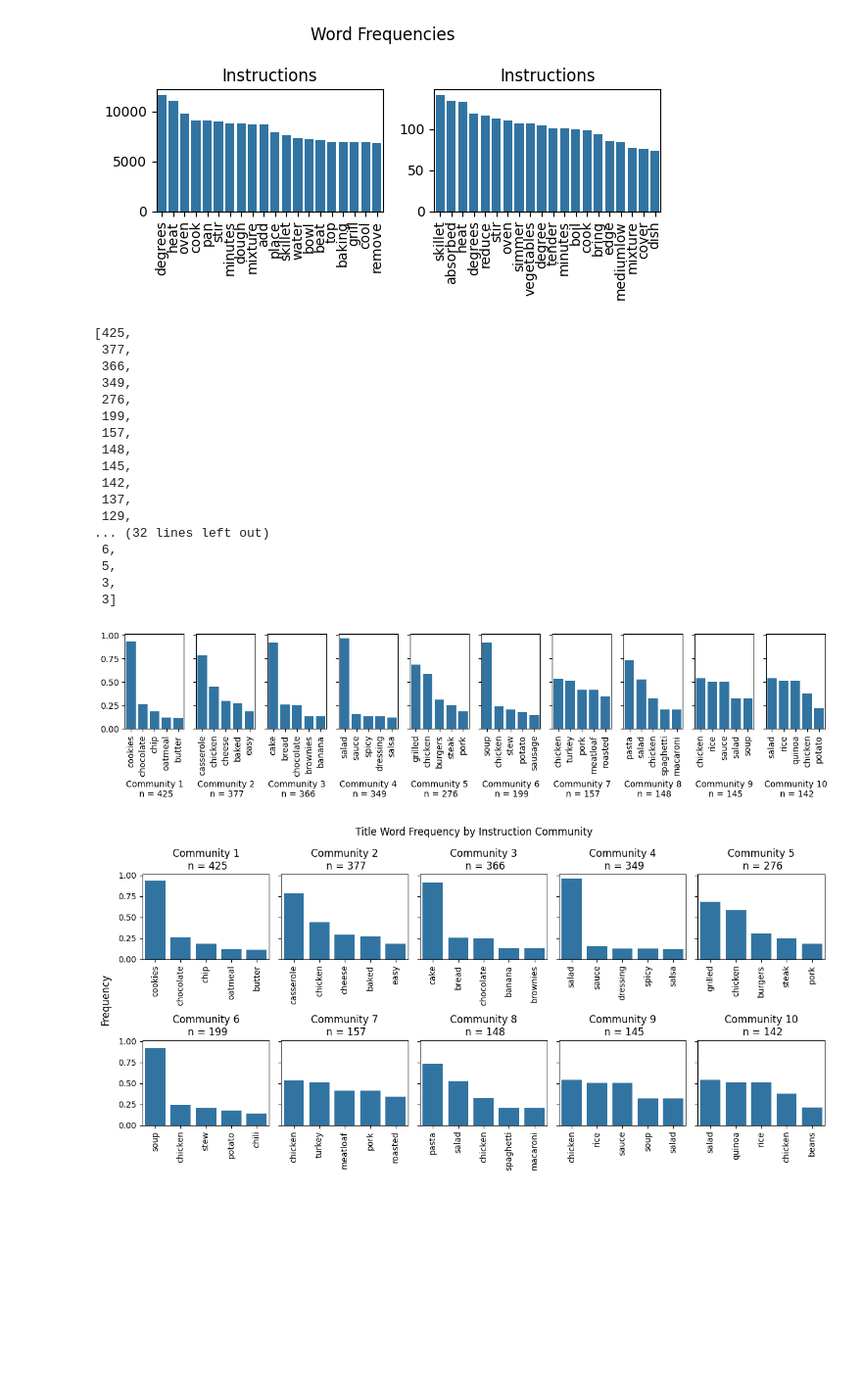
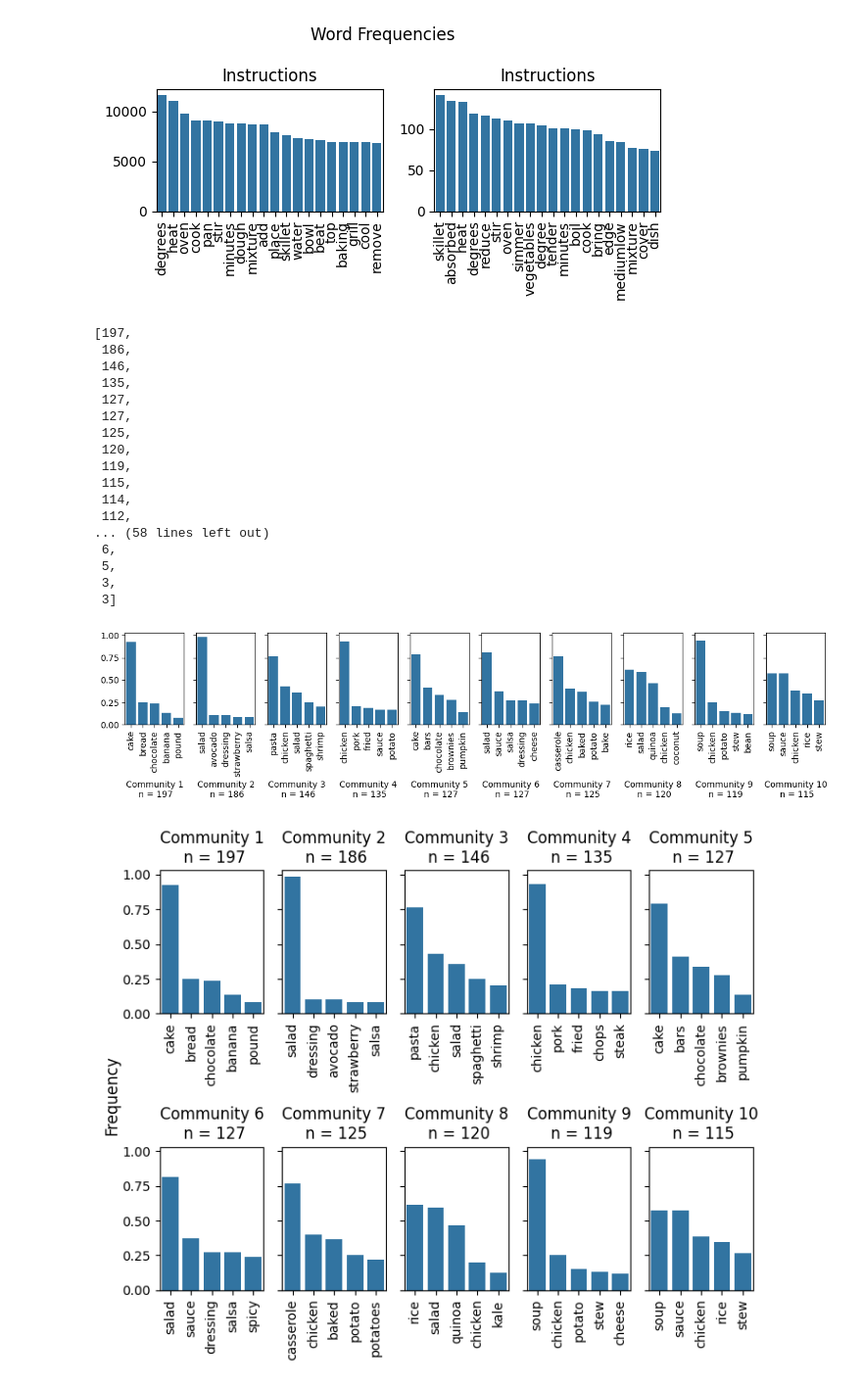
Before and after one commit to nmreimer/networksci2024recipe, a Jupyter notebook: networkanalysis2.ipynb, the cells around one changed output. Shown at 98% size. Drawn from its saved outputs; the diff is of its cells as text; code cells hidden in the pictures; blank space fills up the shorter version.

```diff
--- a/networkanalysis2.ipynb
+++ b/networkanalysis2.ipynb
@@ -230,8 +255,8 @@ fig.tight_layout()
 # %% [output]
 [figure]
 # %%
-inst_communities = nx.community.louvain_communities(graph_recipe_instruction_ranked_tfidf, resolution=1,seed=2024)
-ingr_communities = nx.community.louvain_communities(graph_recipe_ingredient_ranked_tfidf, resolution=1,seed=2024)
+inst_communities = nx.community.louvain_communities(graph_recipe_instruction_ranked_tfidf, resolution=2,seed=2024)
+ingr_communities = nx.community.louvain_communities(graph_recipe_ingredient_ranked_tfidf, resolution=2,seed=2024)
 # for level in inst_communities:
 #     print(sorted([len(com) for com in level])[::-1])
 # %%
@@ -240,19 +265,19 @@ ingr_communities = sorted(ingr_communities, key=len)[::-1]
 # %%
 ([len(community) for community in inst_communities])
 # %% [output]
-[425,
- 377,
- 366,
- 349,
- 276,
- 199,
- 157,
- 148,
- 145,
- 142,
- 137,
- 129,
-... (32 lines left out)
+[197,
+ 186,
+ 146,
+ 135,
+ 127,
+ 127,
+ 125,
+ 120,
+ 119,
+ 115,
+ 114,
+ 112,
+... (58 lines left out)
  6,
  5,
  3,
@@ -298,7 +323,7 @@ for community in inst_communities:
 fig.align_xlabels()
 fig.tight_layout()
 # %% [output]
-[figure, old version]
+[figure, new version]
 # %%
 n=10
 k=5
@@ -320,35 +345,35 @@ def title_dist_for_nodes(nodes, axes):
     return title_words
 
 def plot_communities(communities):
-    fig, ax = plt.subplots(2,int(n/2), figsize= (12,6), sharey=True)
+    fig, ax = plt.subplots(2,int(n/2), figsize= (7,6), sharey=True)
     i = 1
     plt_i = 0
     plt_j = 0
     for community in communities:
         if len(community) < 100:
             i = i + 1
             continue
         if plt_i + int(n/2)*plt_j >= n:
             break
         if plt_i == int(n/2):
             plt_j = 1
             plt_i = 0
         title_dist_for_nodes(communities[i], ax[plt_j, plt_i])
         ax[plt_j, plt_i].tick_params('x', labelrotation=90)
         ax[plt_j, plt_i].set_title("Community " + str(i) + "\n n = " + str(len(community)))
         ax[plt_j, plt_i].set_ylabel("")
         ax[plt_j, plt_i].set_xlabel("")
 
         plt_i = plt_i + 1
         i = i + 1
     fig.text(-.02, 0.5, 'Frequency', va='center', rotation='vertical', size='large')
-    fig.suptitle("Title Word Frequency by Instruction Community")
+    # fig.suptitle("Title Word Frequency by Instruction Community")
     fig.align_xlabels()
     fig.tight_layout()
 
 
 plot_communities(inst_communities)
 
 plt.savefig('figs/tfidf_instcommunity_titles.pdf')
 # %% [output]
-[figure, old version]
+[figure, new version]
```
Also changed, not shown: parts of 25 cells of this notebook, 4 other files.
